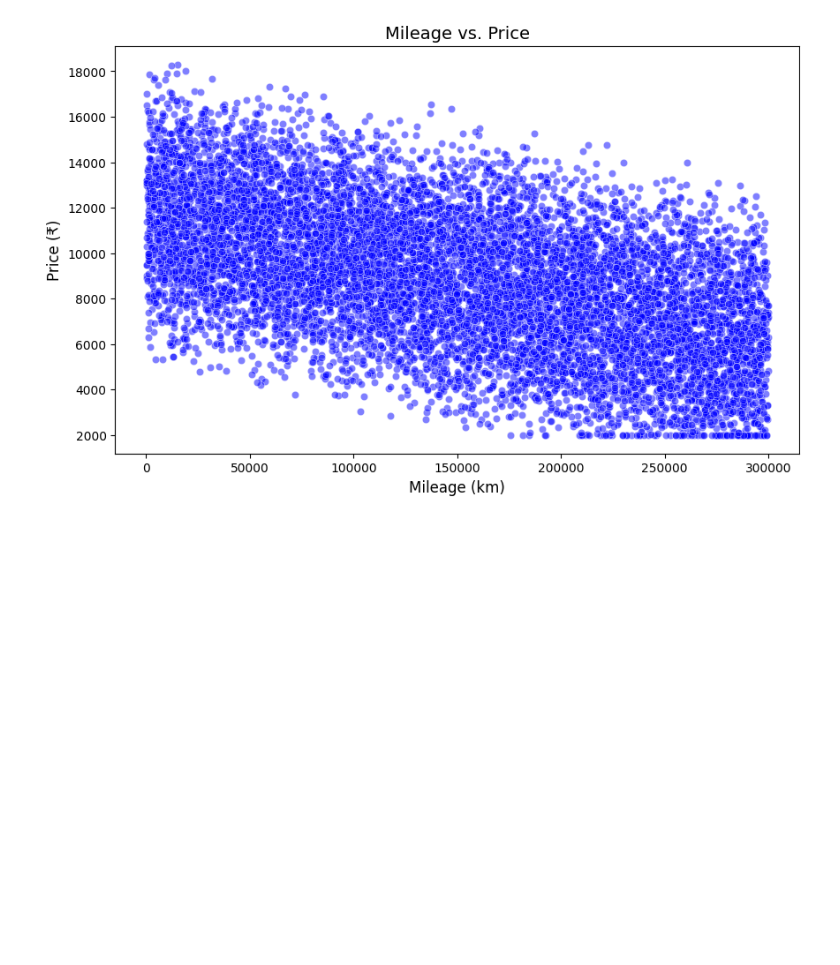
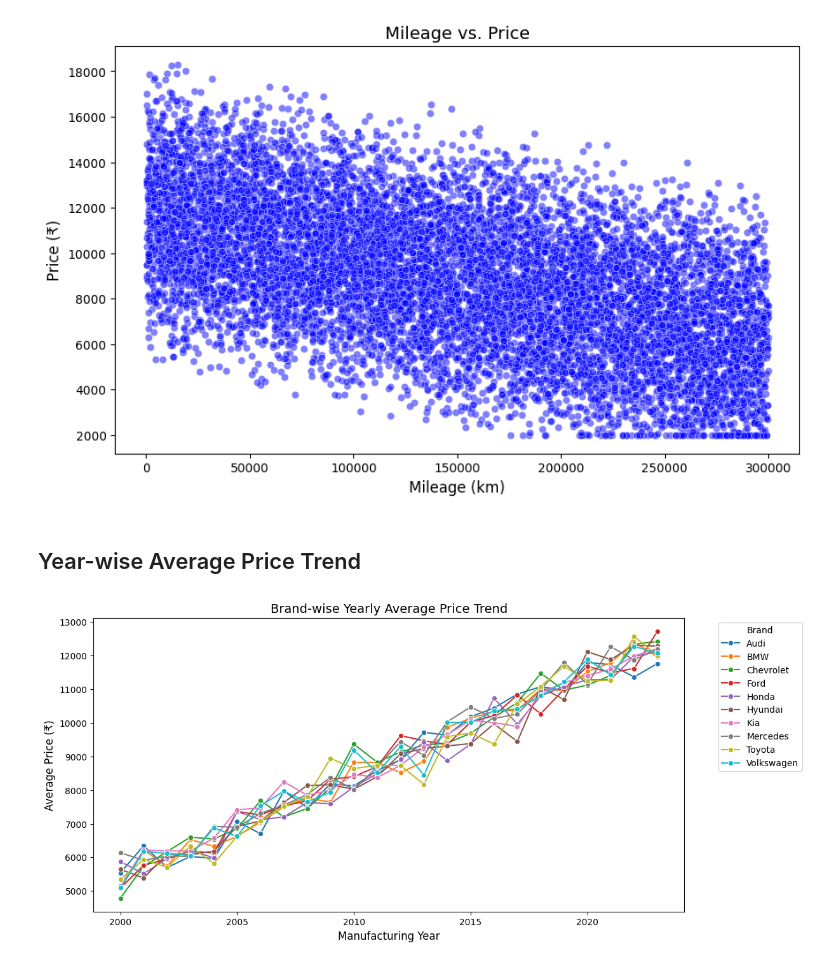
Before and after one commit to devarshi002/Car_price_data_analysis, a Jupyter notebook: test.ipynb, the cells around one changed output. Saved outputs shown, nothing was run; the diff lists cells and outputs as text; code cells hidden in the pictures; blank space fills up the shorter version.

```diff
--- a/test.ipynb
+++ b/test.ipynb
@@ -223,3 +223,25 @@ fig = px.scatter(df,
 
 # Show the plot
 fig.show()
+# %% [markdown]
+## Year-wise Average Price Trend
+# %%
+# Group by Year and Brand, then calculate average price
+brand_yearly_price_trend = df.groupby(["Year", "Brand"])["Price"].mean().reset_index()
+
+# Set figure size
+plt.figure(figsize=(12, 6))
+
+# Line plot for each brand
+sns.lineplot(x="Year", y="Price", hue="Brand", data=brand_yearly_price_trend, marker="o", palette="tab10")
+
+# Labels and title
+plt.xlabel("Manufacturing Year", fontsize=12)
+plt.ylabel("Average Price (₹)", fontsize=12)
+plt.title("Brand-wise Yearly Average Price Trend", fontsize=14)
+plt.legend(title="Brand", bbox_to_anchor=(1.05, 1), loc="upper left")
+
+# Show the plot
+plt.show()
+# %% [output]
+[figure, added]
```
